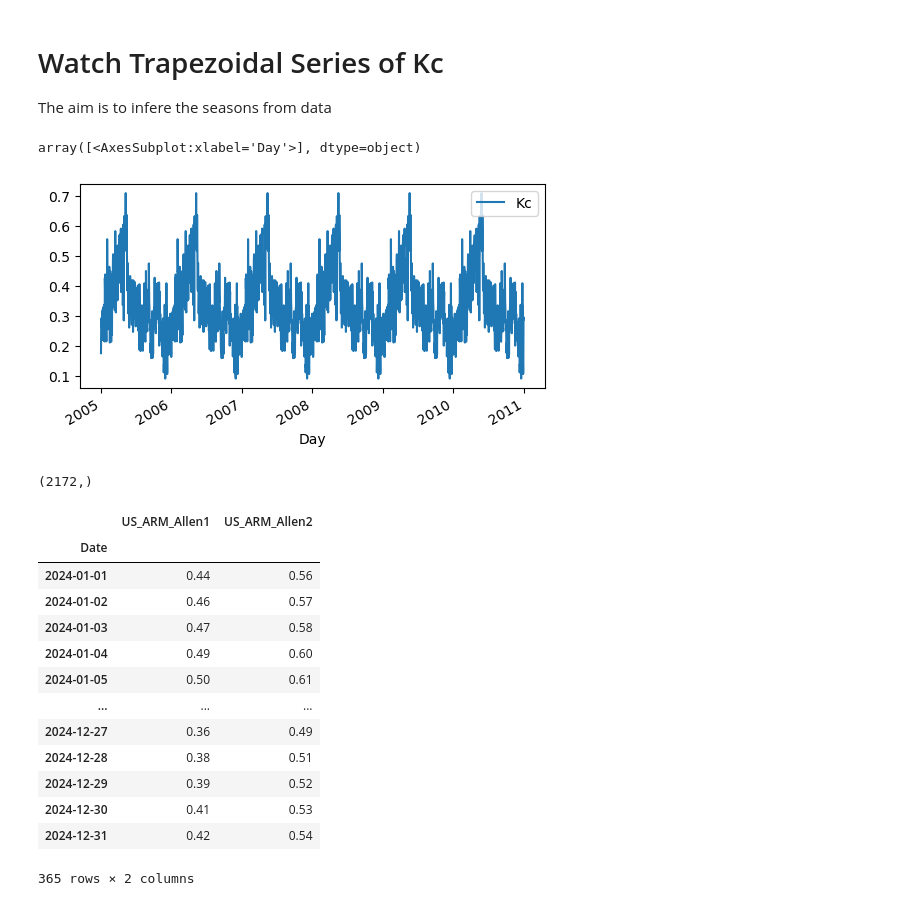
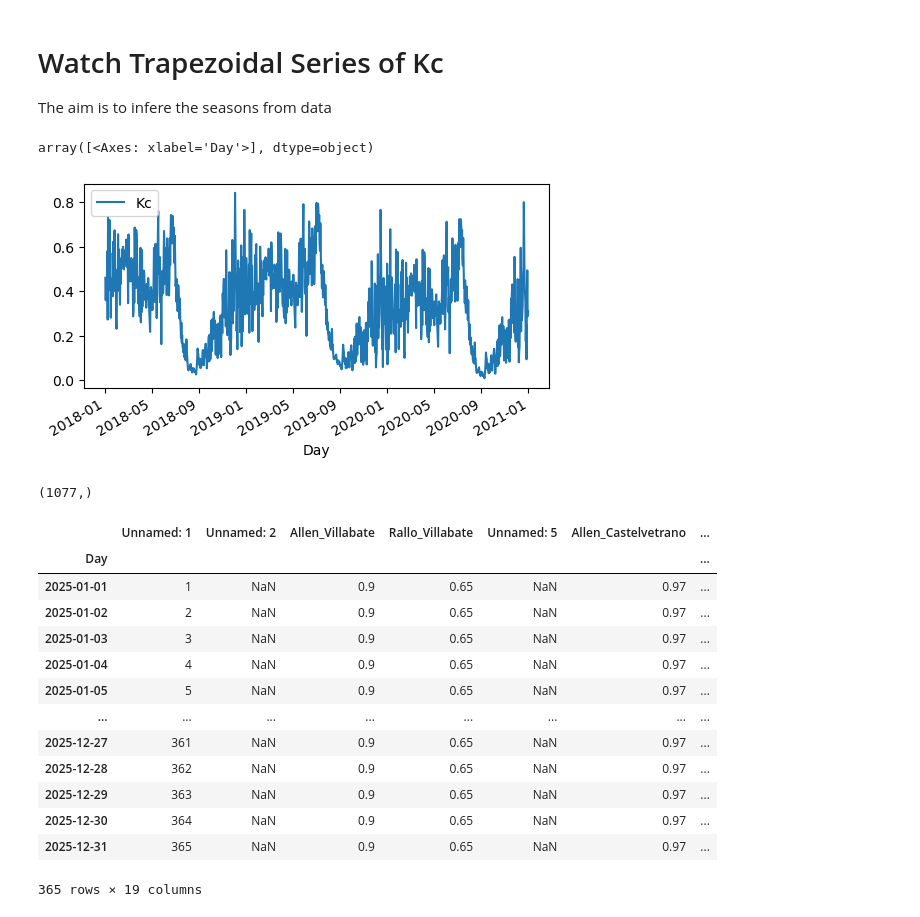
Before and after one commit to fedesss98/kc-predict, a Jupyter notebook: notebook/05-watch-trapezoidal.ipynb, the cells around one changed output. Saved outputs shown, nothing was run; the diff lists cells and outputs as text; code cells hidden in the pictures.

```diff
--- a/notebook/05-watch-trapezoidal.ipynb
+++ b/notebook/05-watch-trapezoidal.ipynb
@@ -6,34 +6,34 @@ import pandas as pd
 import numpy as np
 import matplotlib.pyplot as plt
 
-TRAPEZOIDAL_FILE = r"C:\Users\fedes\OneDrive - UNIPA\Crop_Coefficient\Dataset\trapezoidal_us_arm.csv"
-KC_FILE = "../data/us_arm_fede/data/postprocessed/kc_filtered.pickle"
+TRAPEZOIDAL_FILE = "../data/external/trapezi.csv"
+KC_FILE = "../data/us_cf1_fede/data/postprocessed/kc_filtered.pickle"
 # %%
 df = pd.read_pickle(KC_FILE)
-allen = pd.read_csv(TRAPEZOIDAL_FILE, sep=';', decimal=',', infer_datetime_format=True, parse_dates=True, dayfirst=True, index_col=0)
+allen = pd.read_csv(TRAPEZOIDAL_FILE, sep=';', decimal='.', parse_dates=True, dayfirst=True, index_col=0)
 
 df.plot(subplots=True, figsize=(6, 3))
 # %% [output]
-array([<AxesSubplot:xlabel='Day'>], dtype=object)
+array([<Axes: xlabel='Day'>], dtype=object)
-[figure, old version]
+[figure, new version]
 # %%
 df['Kc'].shape
 # %% [output]
-(2172,)
+(1077,)
 # %%
 allen
 # %% [output]
-|  | US_ARM_Allen1 | US_ARM_Allen2 |
-| Date |  |  |
-| 2024-01-01 | 0.44 | 0.56 |
-| 2024-01-02 | 0.46 | 0.57 |
-| 2024-01-03 | 0.47 | 0.58 |
-| 2024-01-04 | 0.49 | 0.60 |
-| 2024-01-05 | 0.50 | 0.61 |
-| ... | ... | ... |
-| 2024-12-27 | 0.36 | 0.49 |
-| 2024-12-28 | 0.38 | 0.51 |
-| 2024-12-29 | 0.39 | 0.52 |
-| 2024-12-30 | 0.41 | 0.53 |
-| 2024-12-31 | 0.42 | 0.54 |
+|  | Unnamed: 1 | Unnamed: 2 | Allen_Villabate | Rallo_Villabate | Unnamed: 5 | Allen_Castelvetrano | ... |
+| Day |  |  |  |  |  |  | ... |
+| 2025-01-01 | 1 | NaN | 0.9 | 0.65 | NaN | 0.97 | ... |
+| 2025-01-02 | 2 | NaN | 0.9 | 0.65 | NaN | 0.97 | ... |
+| 2025-01-03 | 3 | NaN | 0.9 | 0.65 | NaN | 0.97 | ... |
+| 2025-01-04 | 4 | NaN | 0.9 | 0.65 | NaN | 0.97 | ... |
+| 2025-01-05 | 5 | NaN | 0.9 | 0.65 | NaN | 0.97 | ... |
+| ... | ... | ... | ... | ... | ... | ... | ... |
+| 2025-12-27 | 361 | NaN | 0.9 | 0.65 | NaN | 0.97 | ... |
+| 2025-12-28 | 362 | NaN | 0.9 | 0.65 | NaN | 0.97 | ... |
+| 2025-12-29 | 363 | NaN | 0.9 | 0.65 | NaN | 0.97 | ... |
+| 2025-12-30 | 364 | NaN | 0.9 | 0.65 | NaN | 0.97 | ... |
+| 2025-12-31 | 365 | NaN | 0.9 | 0.65 | NaN | 0.97 | ... |
-365 rows × 2 columns
+365 rows × 19 columns
```
Also changed, not shown: parts of 13 cells of this notebook, 8 other files.
